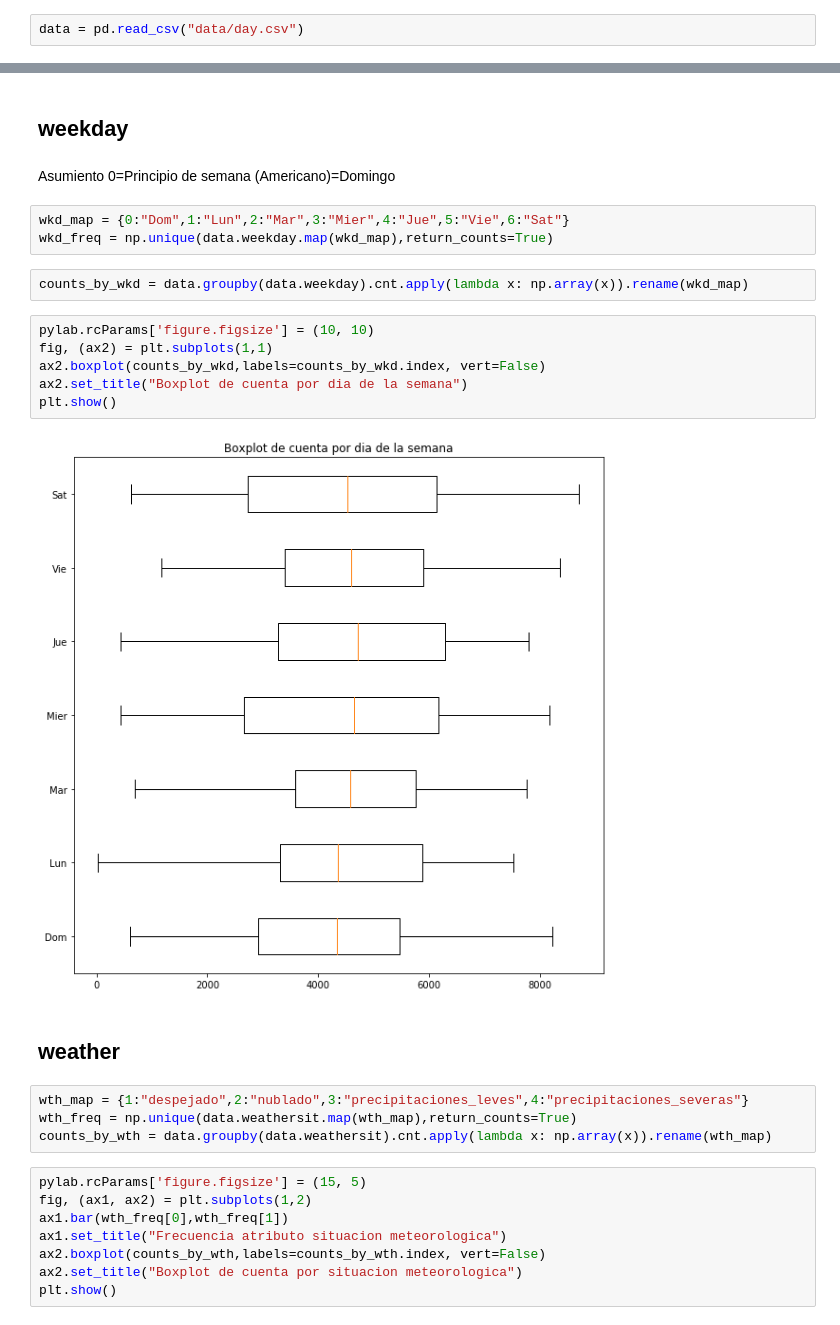
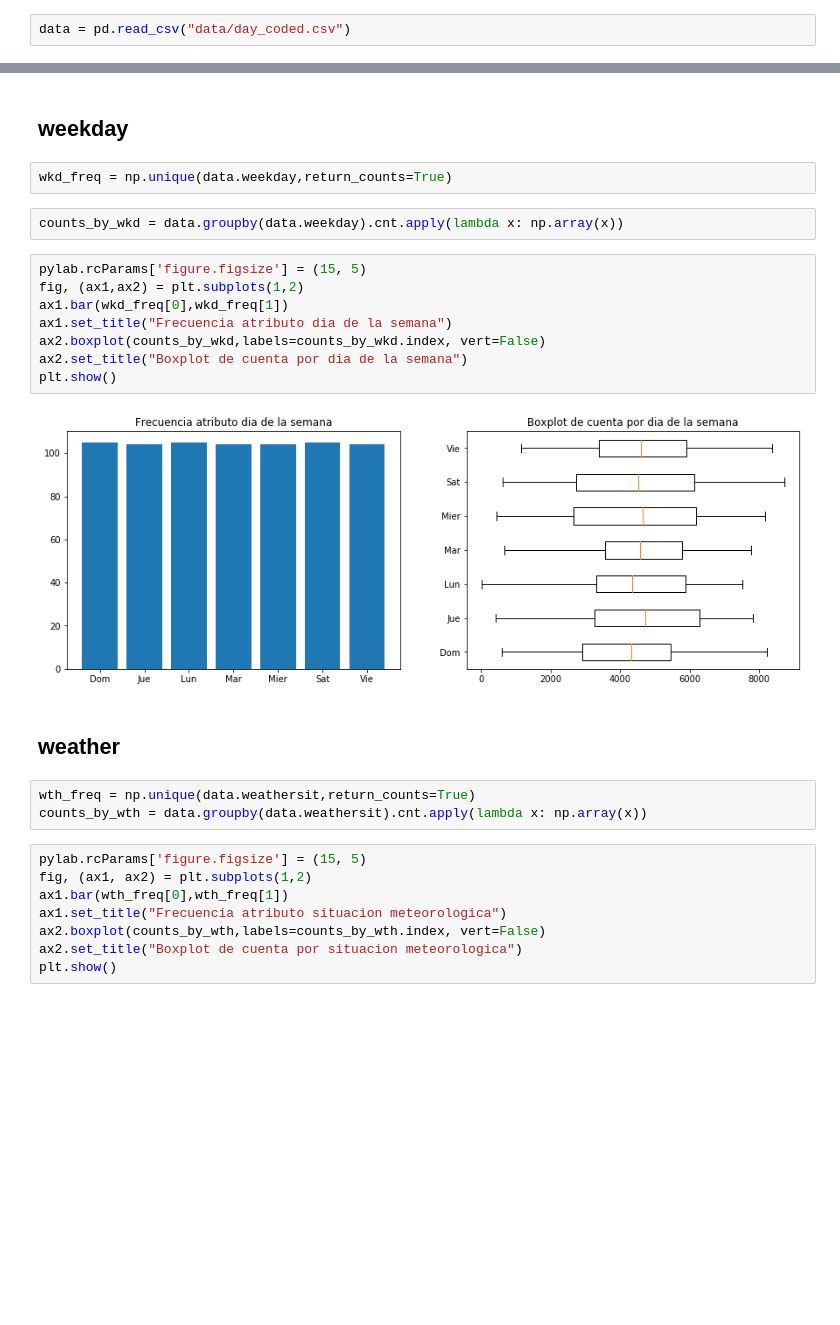
Before and after one commit to es2812/bikerentingreg, a Jupyter notebook: Data Exploration.ipynb, the cells around one changed output, grey strips where cells are left out. Saved outputs shown, nothing was run; the diff lists cells and outputs as text; blank space fills up the shorter version.

Commit message:
Modified data to code categoricals back to strings to avoid problem with OneHotEncoder in spark

```diff
--- a/Data Exploration.ipynb
+++ b/Data Exploration.ipynb
@@ -33,7 +33,7 @@ pylab.rcParams['figure.figsize'] = (15, 5)
 # %% [output]
 Populating the interactive namespace from numpy and matplotlib
 # %%
-data = pd.read_csv("data/day.csv")
+data = pd.read_csv("data/day_coded.csv")
 # %% [markdown]
 Muchos de los datos ya se encuentran normalizados (continuos) y expresados numéricamente (categoricos)
 # %% [markdown]
@@ -105,27 +140,25 @@ plt.show()
 [figure]
 # %% [markdown]
 ## weekday
-# %% [markdown]
-Asumiento 0=Principio de semana (Americano)=Domingo
-# %%
-wkd_map = {0:"Dom",1:"Lun",2:"Mar",3:"Mier",4:"Jue",5:"Vie",6:"Sat"}
-wkd_freq = np.unique(data.weekday.map(wkd_map),return_counts=True)
+# %%
+wkd_freq = np.unique(data.weekday,return_counts=True)
 # %%
-counts_by_wkd = data.groupby(data.weekday).cnt.apply(lambda x: np.array(x)).rename(wkd_map)
+counts_by_wkd = data.groupby(data.weekday).cnt.apply(lambda x: np.array(x))
 # %%
-pylab.rcParams['figure.figsize'] = (10, 10)
-fig, (ax2) = plt.subplots(1,1)
+pylab.rcParams['figure.figsize'] = (15, 5)
+fig, (ax1,ax2) = plt.subplots(1,2)
+ax1.bar(wkd_freq[0],wkd_freq[1])
+ax1.set_title("Frecuencia atributo dia de la semana")
 ax2.boxplot(counts_by_wkd,labels=counts_by_wkd.index, vert=False)
 ax2.set_title("Boxplot de cuenta por dia de la semana")
 plt.show()
 # %% [output]
-[figure, old version]
+[figure, new version]
 # %% [markdown]
 ## weather
 # %%
-wth_map = {1:"despejado",2:"nublado",3:"precipitaciones_leves",4:"precipitaciones_severas"}
-wth_freq = np.unique(data.weathersit.map(wth_map),return_counts=True)
-counts_by_wth = data.groupby(data.weathersit).cnt.apply(lambda x: np.array(x)).rename(wth_map)
+wth_freq = np.unique(data.weathersit,return_counts=True)
+counts_by_wth = data.groupby(data.weathersit).cnt.apply(lambda x: np.array(x))
 # %%
 pylab.rcParams['figure.figsize'] = (15, 5)
 fig, (ax1, ax2) = plt.subplots(1,2)
```
Also changed, not shown: parts of 24 cells of this notebook, 1 other file.
